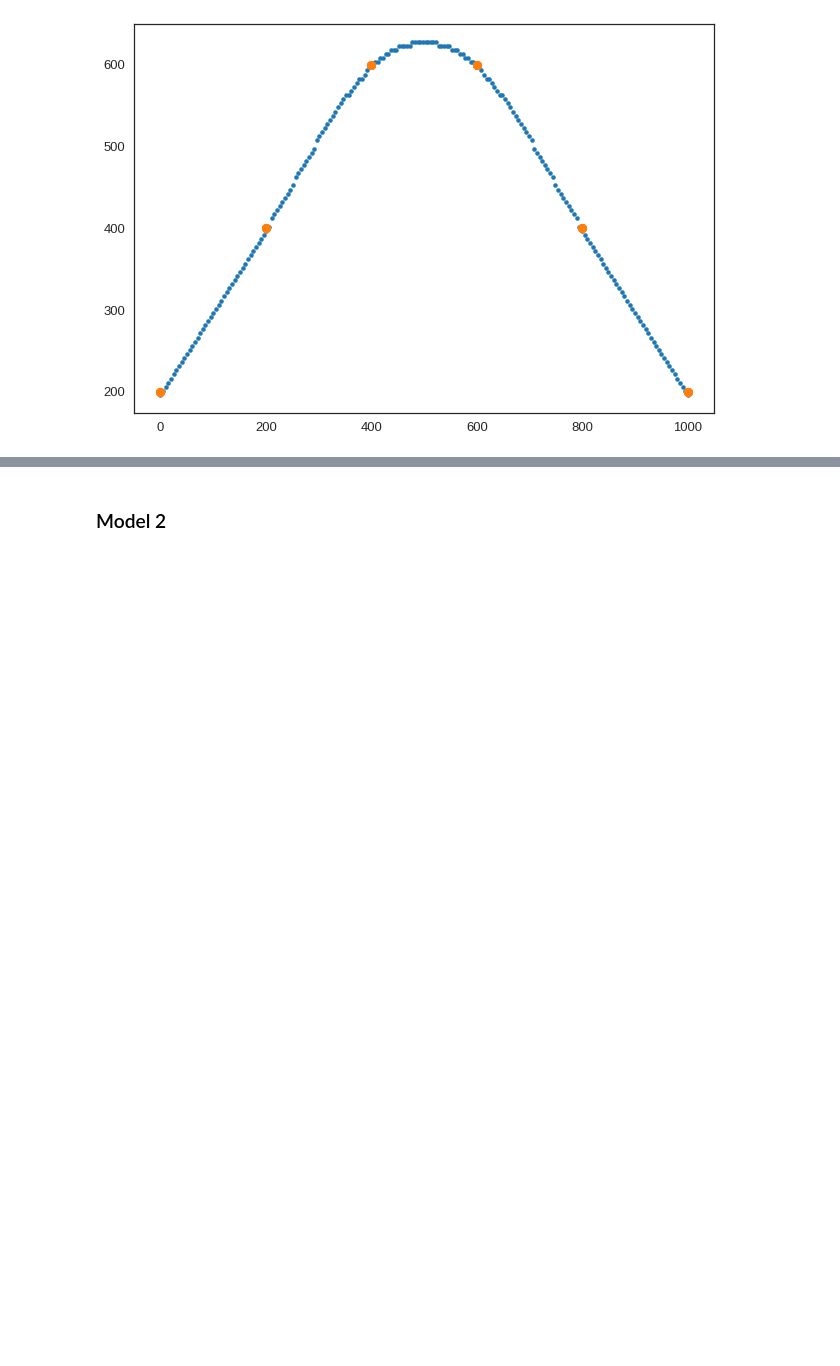
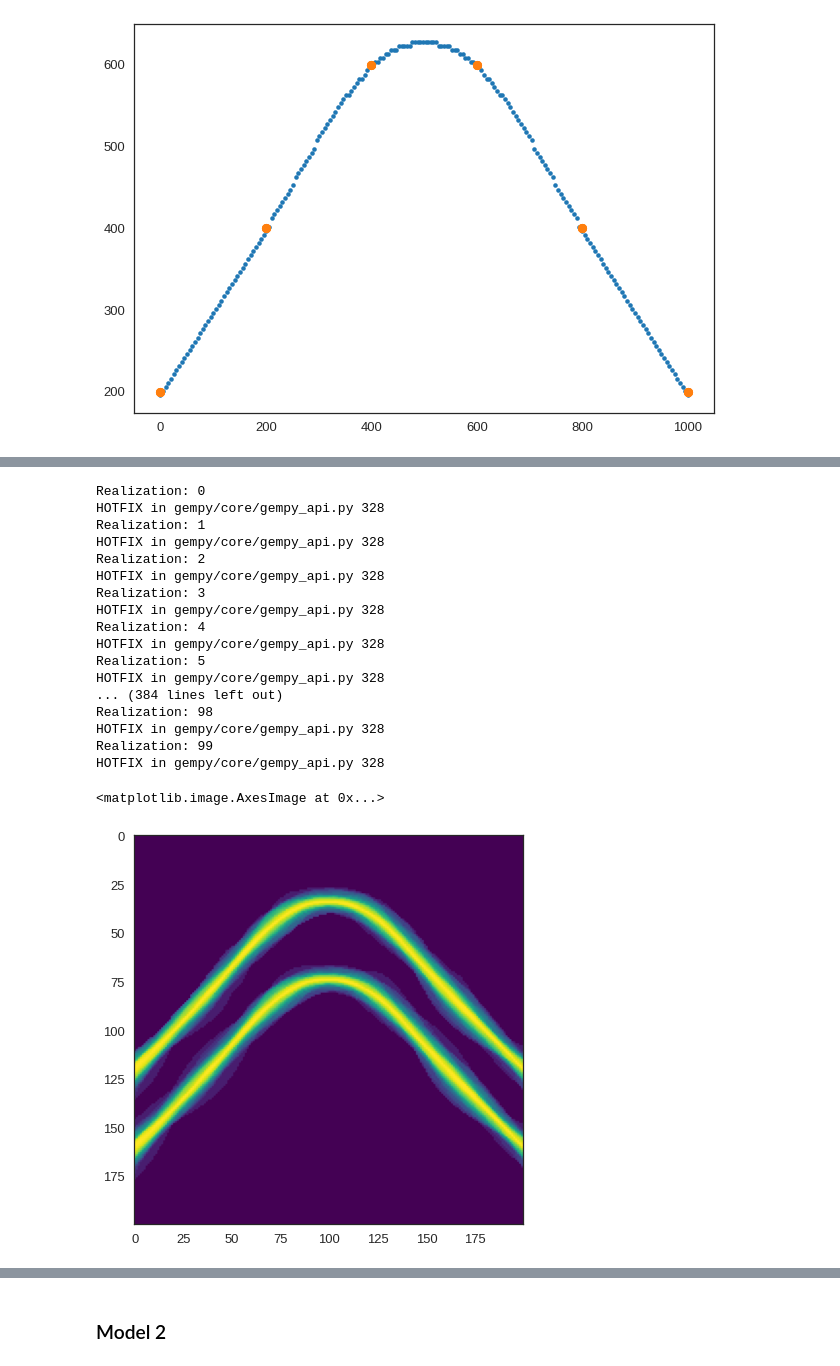
Before and after one commit to TrellixVulnTeam/gempy-notebooks_Q97W, a Jupyter notebook: server-gempy/geo-model-v4-test.ipynb, the cells around one changed output, grey strips where cells are left out. Cells and saved outputs as stored; diff of their text form; code cells hidden in the pictures; blank space fills up the shorter version.

Commit message:
Entropy map

```diff
--- a/server-gempy/geo-model-v4-test.ipynb
+++ b/server-gempy/geo-model-v4-test.ipynb
@@ -175,0 +192,50 @@ AssertionError: Some of the surface passed does not exist in the Formationobject
+# %%
+surface_points_original_df_1['param1'] = 20
+
+entropy_map_a = uq_runs.calulate_entropy_map(
+    geo_model=geo_model,
+    n_realization=100,
+    surface_points_original_df=surface_points_original_df_1,
+    orientations_original_df=orientations_original_df_1,
+    section=section_1,
+    mapping_object=mapping_object
+)
+
+entropy_map_b = uq_runs.calulate_entropy_map(
+    geo_model=geo_model,
+    n_realization=100,
+    surface_points_original_df=surface_points_original_df_1,
+    orientations_original_df=orientations_original_df_1,
+    section=section_1,
+    mapping_object=mapping_object
+)
+
+xa, ya = np.where(entropy_map_a)
+sa = entropy_map_a[xa, ya]
+xb, yb = np.where(entropy_map_b)
+sb = entropy_map_a[xb, yb]
+yb = yb + 40
+A = np.zeros(entropy_map_a.shape)
+A[xa, ya] = sa
+A[xb, yb] = sb
+plt.imshow(A.T[::-1,:], cmap='viridis')
+# %% [output]
+Realization: 0
+HOTFIX in gempy/core/gempy_api.py 328
+Realization: 1
+HOTFIX in gempy/core/gempy_api.py 328
+Realization: 2
+HOTFIX in gempy/core/gempy_api.py 328
+Realization: 3
+HOTFIX in gempy/core/gempy_api.py 328
+Realization: 4
+HOTFIX in gempy/core/gempy_api.py 328
+Realization: 5
+HOTFIX in gempy/core/gempy_api.py 328
+... (384 lines left out)
+Realization: 98
+HOTFIX in gempy/core/gempy_api.py 328
+Realization: 99
+HOTFIX in gempy/core/gempy_api.py 328
+<matplotlib.image.AxesImage at 0x...>
+[figure, added]
```
Also changed, not shown: parts of 6 cells of this notebook.
